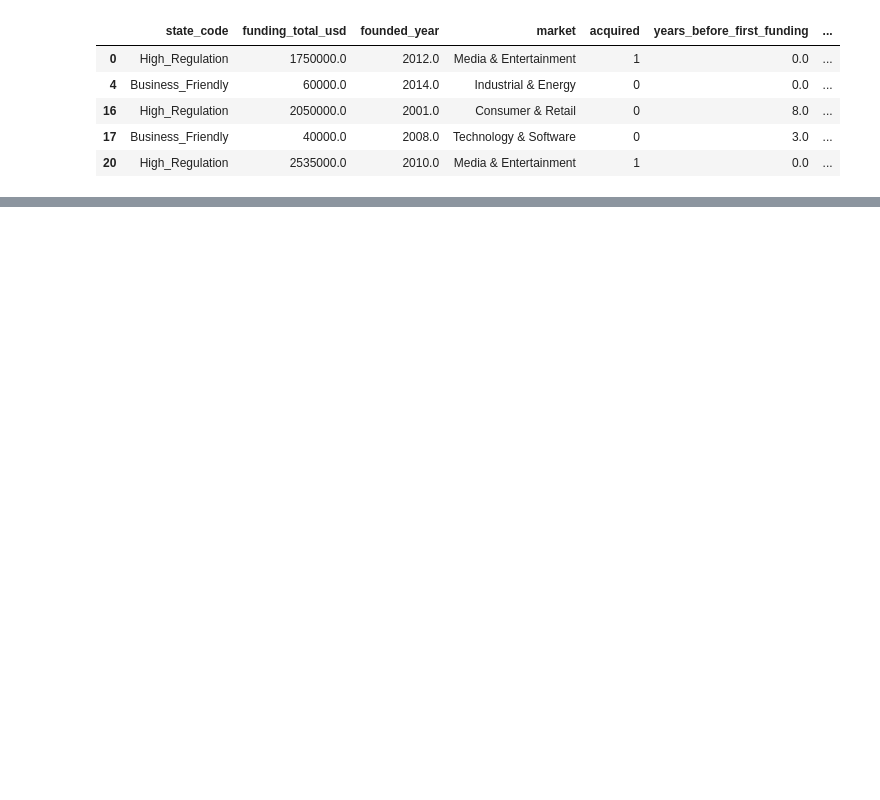
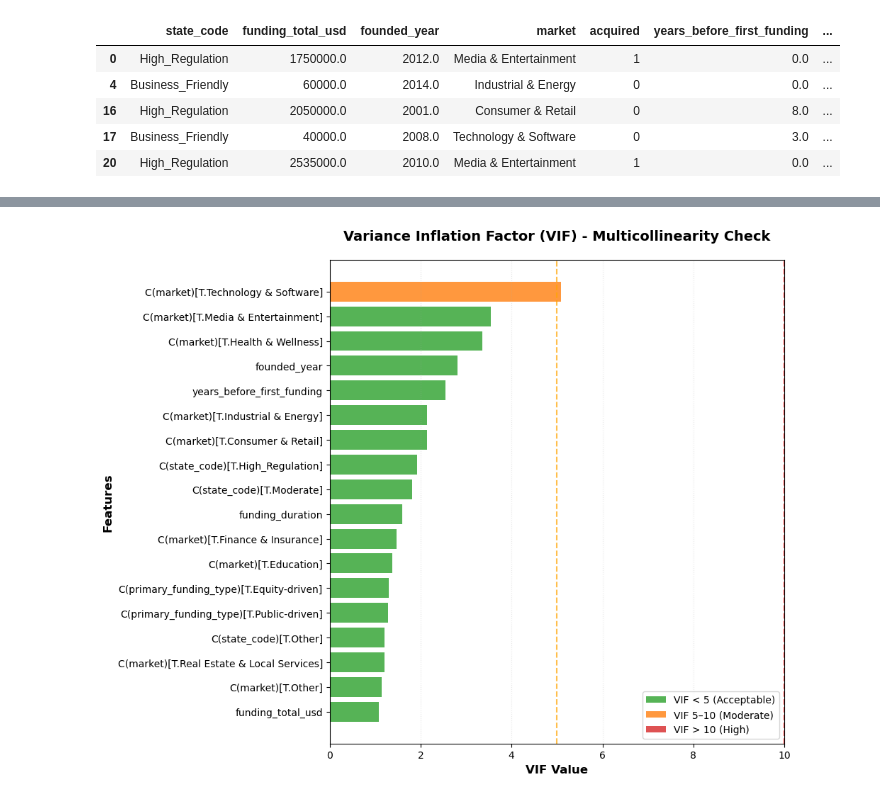
Before and after one commit to othmane-zizi-pro/logistic-regression-startup-exits, a Jupyter notebook: MGSC661 Startup Exits.ipynb, the cells around one changed output, grey strips where cells are left out. Cells and saved outputs as stored; diff of their text form; code cells hidden in the pictures; blank space fills up the shorter version.

```diff
--- a/MGSC661 Startup Exits.ipynb
+++ b/MGSC661 Startup Exits.ipynb
@@ -1248,0 +1373,57 @@ model2_cleaned.head()
+# %%
+# ---------- VIF Visualization (ignore Intercept in the bar chart) ----------
+
+vif_plot_data = vif_data.copy()
+
+# Separate intercept so it doesn't blow up the axis
+vif_plot_features = vif_plot_data[vif_plot_data["Feature"] != "Intercept"].copy()
+
+# Handle inf for plotting only (cap at 1.5x max finite VIF)
+finite_max = vif_plot_features.loc[~np.isinf(vif_plot_features["VIF"]), "VIF"].max()
+vif_plot_features["VIF_display"] = vif_plot_features["VIF"].replace(
+    [np.inf, -np.inf],
+    finite_max * 1.5
+)
+
+# Sort so the biggest VIF is at the top/bottom (your choice)
+vif_plot_features = vif_plot_features.sort_values("VIF_display", ascending=True)
+
+fig, ax = plt.subplots(figsize=(10, max(8, len(vif_plot_features) * 0.3)))
+
+colors = [
+    "#d62728" if v > 10 else "#ff7f0e" if v >= 5 else "#2ca02c"
+    for v in vif_plot_features["VIF_display"]
+]
+
+ax.barh(vif_plot_features["Feature"], vif_plot_features["VIF_display"],
+        color=colors, alpha=0.8)
+
+# Nice axis range so it looks like your older plot
+ax.axvline(x=5, color="orange", linestyle="--", linewidth=1.5, alpha=0.7)
+ax.axvline(x=10, color="red", linestyle="--", linewidth=1.5, alpha=0.7)
+ax.set_xlim(0, max(10, vif_plot_features["VIF_display"].max() * 1.1))
+
+ax.set_xlabel("VIF Value", fontsize=12, fontweight="bold")
+ax.set_ylabel("Features", fontsize=12, fontweight="bold")
+ax.set_title("Variance Inflation Factor (VIF) - Multicollinearity Check",
+             fontsize=14, fontweight="bold", pad=20)
+ax.grid(axis="x", alpha=0.3, linestyle=":")
+
+from matplotlib.patches import Patch
+legend_elements = [
+    Patch(facecolor="#2ca02c", alpha=0.8, label="VIF < 5 (Acceptable)"),
+    Patch(facecolor="#ff7f0e", alpha=0.8, label="VIF 5–10 (Moderate)"),
+    Patch(facecolor="#d62728", alpha=0.8, label="VIF > 10 (High)")
+]
+ax.legend(handles=legend_elements, loc="lower right", fontsize=10)
+
+# Mark capped infinite values (if any)
+for i, (_, row) in enumerate(vif_plot_features.iterrows()):
+    if np.isinf(row["VIF"]):
+        ax.text(row["VIF_display"], i, " inf", va="center", fontsize=8,
+                fontweight="bold", color="darkred")
+
+plt.tight_layout()
+plt.show()
+# %% [output]
+[figure, added]
```
Also changed, not shown: parts of 63 cells of this notebook.
